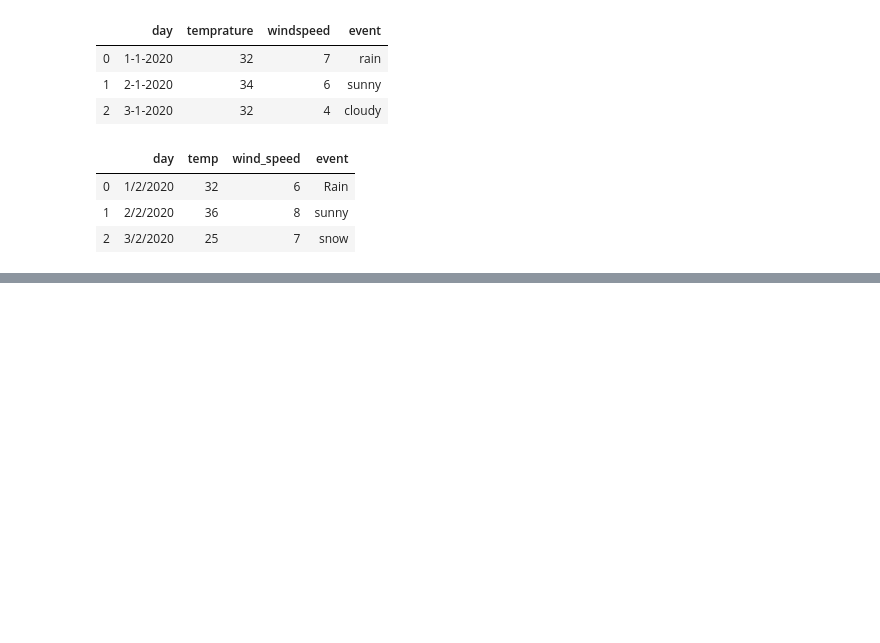
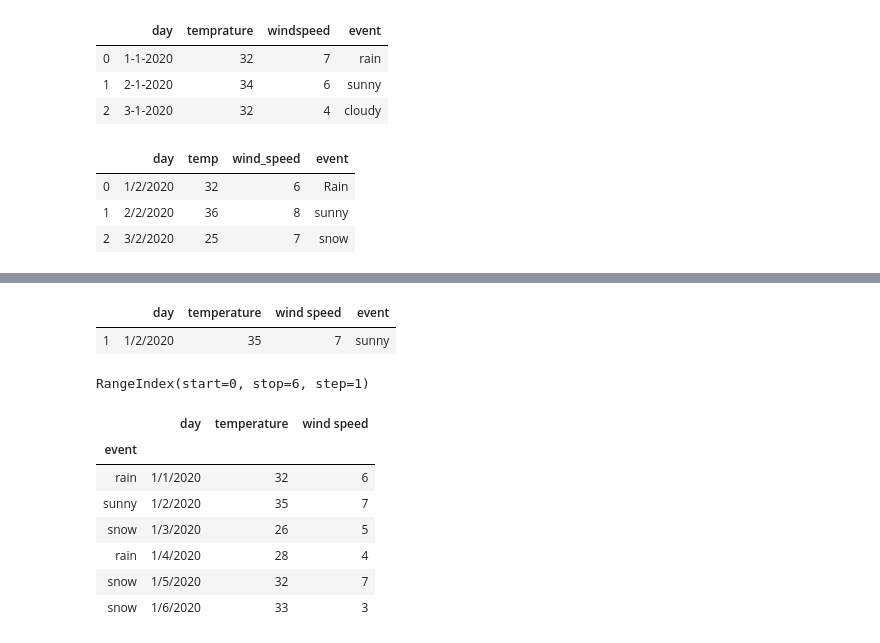
Before and after one commit to vidyakinjarapu/pandas-Learning, a Jupyter notebook: MypandasLearning.ipynb, the cells around one changed output, grey strips where cells are left out. Cells and saved outputs as stored; diff of their text form; code cells hidden in the pictures; blank space fills up the shorter version.

```diff
--- a/MypandasLearning.ipynb
+++ b/MypandasLearning.ipynb
@@ -58,0 +166,20 @@ df
+# %%
+df[df.temperature == df.temperature.max()]
+# %% [output]
+|  | day | temperature | wind speed | event |
+| 1 | 1/2/2020 | 35 | 7 | sunny |
+# %%
+df.index
+# %% [output]
+RangeIndex(start=0, stop=6, step=1)
+# %%
+df
+# %% [output]
+|  | day | temperature | wind speed |
+| event |  |  |  |
+| rain | 1/1/2020 | 32 | 6 |
+| sunny | 1/2/2020 | 35 | 7 |
+| snow | 1/3/2020 | 26 | 5 |
+| rain | 1/4/2020 | 28 | 4 |
+| snow | 1/5/2020 | 32 | 7 |
+| snow | 1/6/2020 | 33 | 3 |
```
Also changed, not shown: parts of 20 cells of this notebook.
